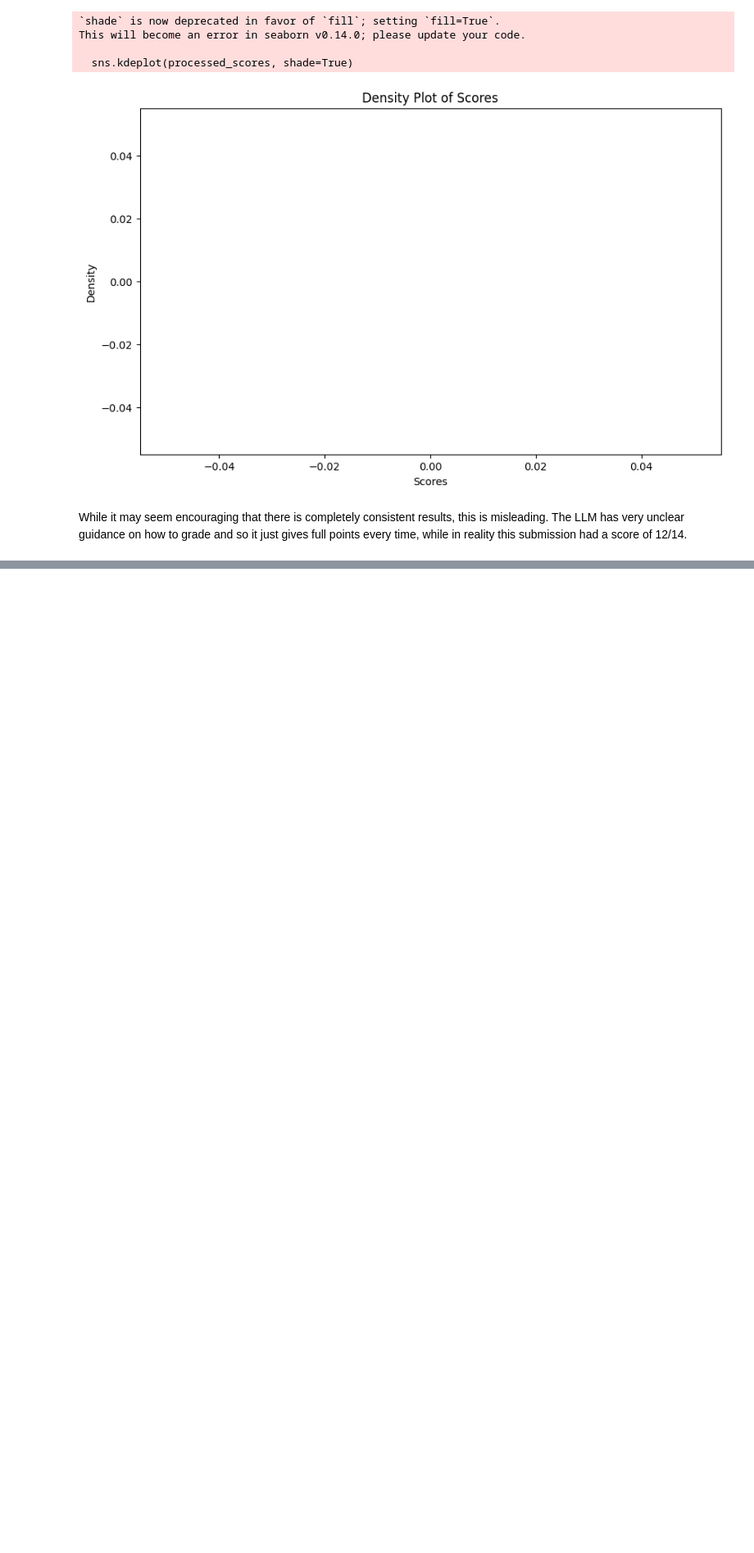
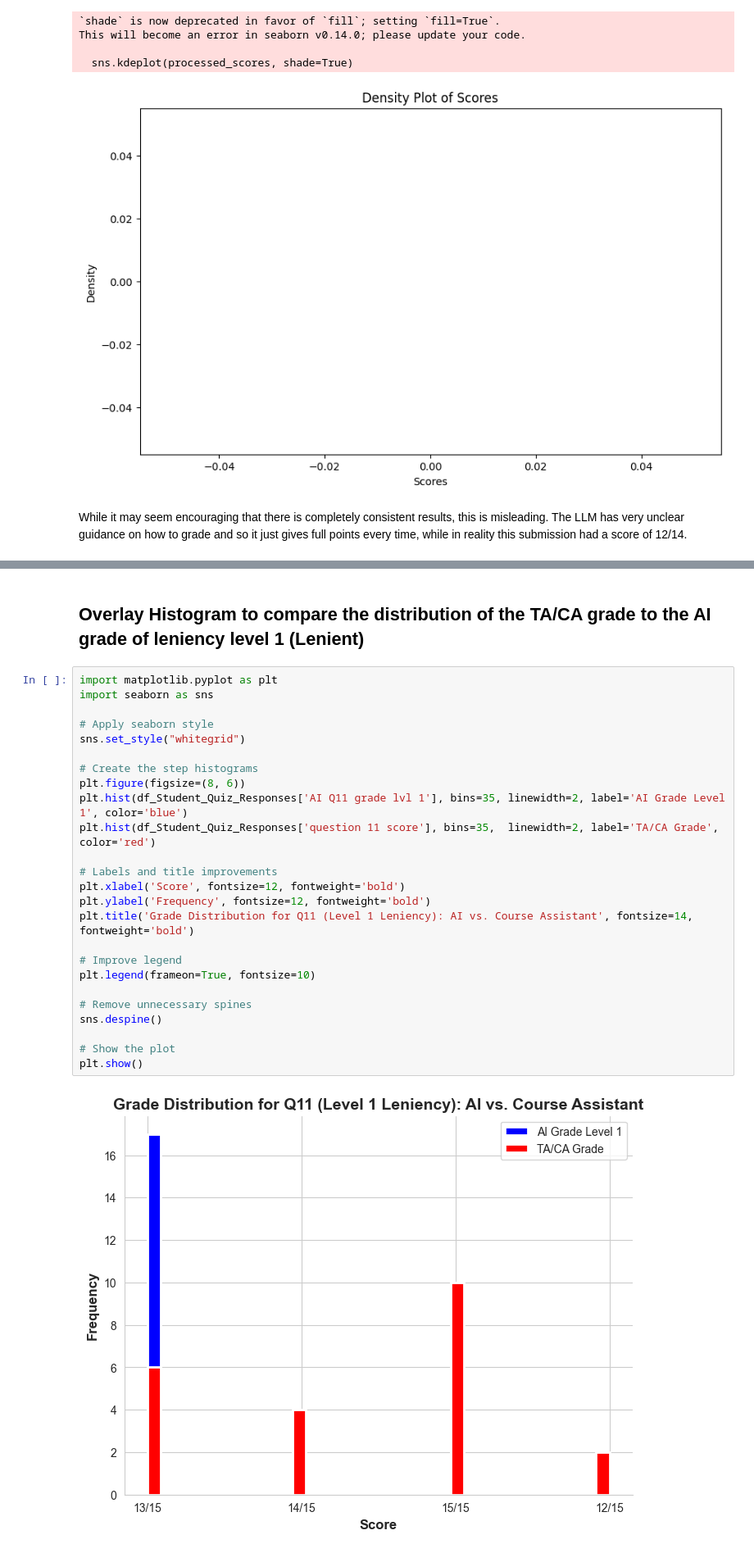
Before and after one commit to BU-Spark/ml-bu-autograder, a Jupyter notebook: Proof_of_Concept.ipynb, the cells around one changed output, grey strips where cells are left out. Shown at 82% size. Cells and saved outputs as stored; diff of their text form; blank space fills up the shorter version.

```diff
--- a/Proof_of_Concept.ipynb
+++ b/Proof_of_Concept.ipynb
@@ -947,0 +1181,29 @@ While it may seem encouraging that there is completely consistent results, this
+# %% [markdown]
+## Overlay Histogram to compare the distribution of the TA/CA grade to the AI grade of leniency level 1 (Lenient)
+# %%
+import matplotlib.pyplot as plt
+import seaborn as sns
+
+# Apply seaborn style
+sns.set_style("whitegrid")
+
+# Create the step histograms
+plt.figure(figsize=(8, 6))
+plt.hist(df_Student_Quiz_Responses['AI Q11 grade lvl 1'], bins=35, linewidth=2, label='AI Grade Level 1', color='blue')
+plt.hist(df_Student_Quiz_Responses['question 11 score'], bins=35,  linewidth=2, label='TA/CA Grade', color='red')
+
+# Labels and title improvements
+plt.xlabel('Score', fontsize=12, fontweight='bold')
+plt.ylabel('Frequency', fontsize=12, fontweight='bold')
+plt.title('Grade Distribution for Q11 (Level 1 Leniency): AI vs. Course Assistant', fontsize=14, fontweight='bold')
+
+# Improve legend
+plt.legend(frameon=True, fontsize=10)
+
+# Remove unnecessary spines
+sns.despine()
+
+# Show the plot
+plt.show()
+# %% [output]
+[figure, added]
```
Also changed, not shown: parts of 51 cells of this notebook.
